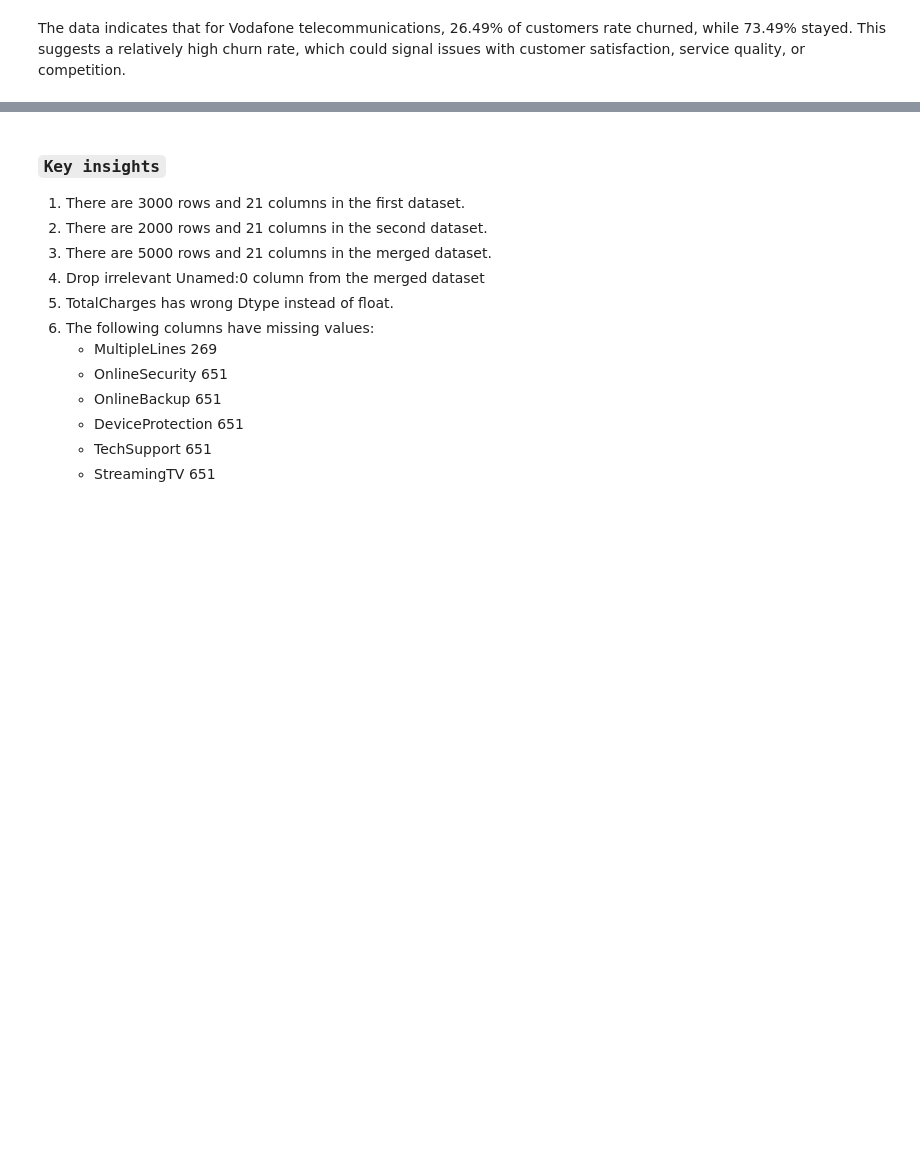
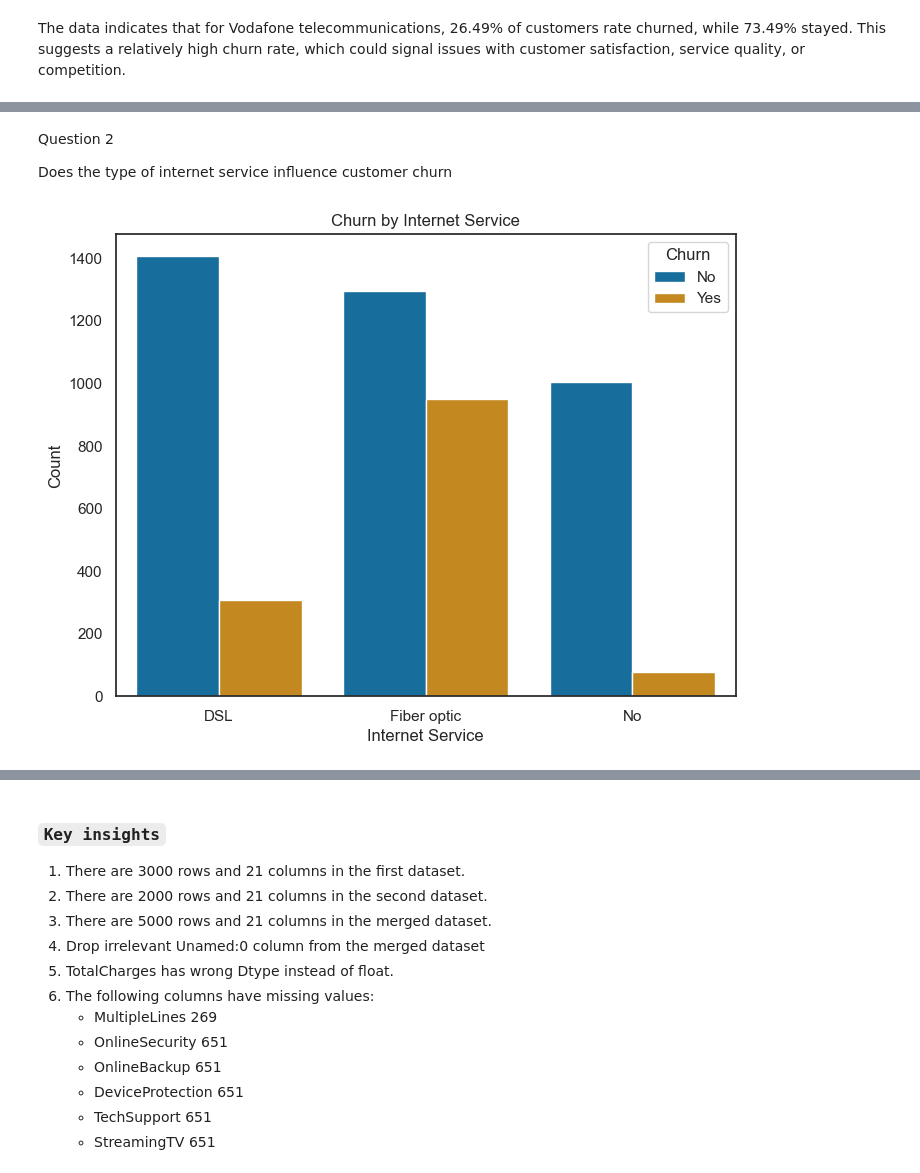
Before and after one commit to JusticeHanson/customr-churn-prediction, a Jupyter notebook: main.ipynb, the cells around one changed output, grey strips where cells are left out. Saved outputs shown, nothing was run; the diff lists cells and outputs as text; code cells hidden in the pictures; blank space fills up the shorter version.

```diff
--- a/main.ipynb
+++ b/main.ipynb
@@ -377,0 +464,14 @@ The data indicates that for Vodafone telecommunications, 26.49% of customers rat
+# %% [markdown]
+ Question 2
+
+   Does the type of internet service influence customer churn
+# %%
+color_palette = sns.color_palette("colorblind")
+plt.figure(figsize=(8, 6))
+sns.countplot(x='InternetService', hue='Churn', data=merged, palette=color_palette)
+plt.title('Churn by Internet Service')
+plt.xlabel('Internet Service')
+plt.ylabel('Count')
+plt.show()
+# %% [output]
+[figure, added]
```
Also changed, not shown: parts of 12 cells of this notebook.
